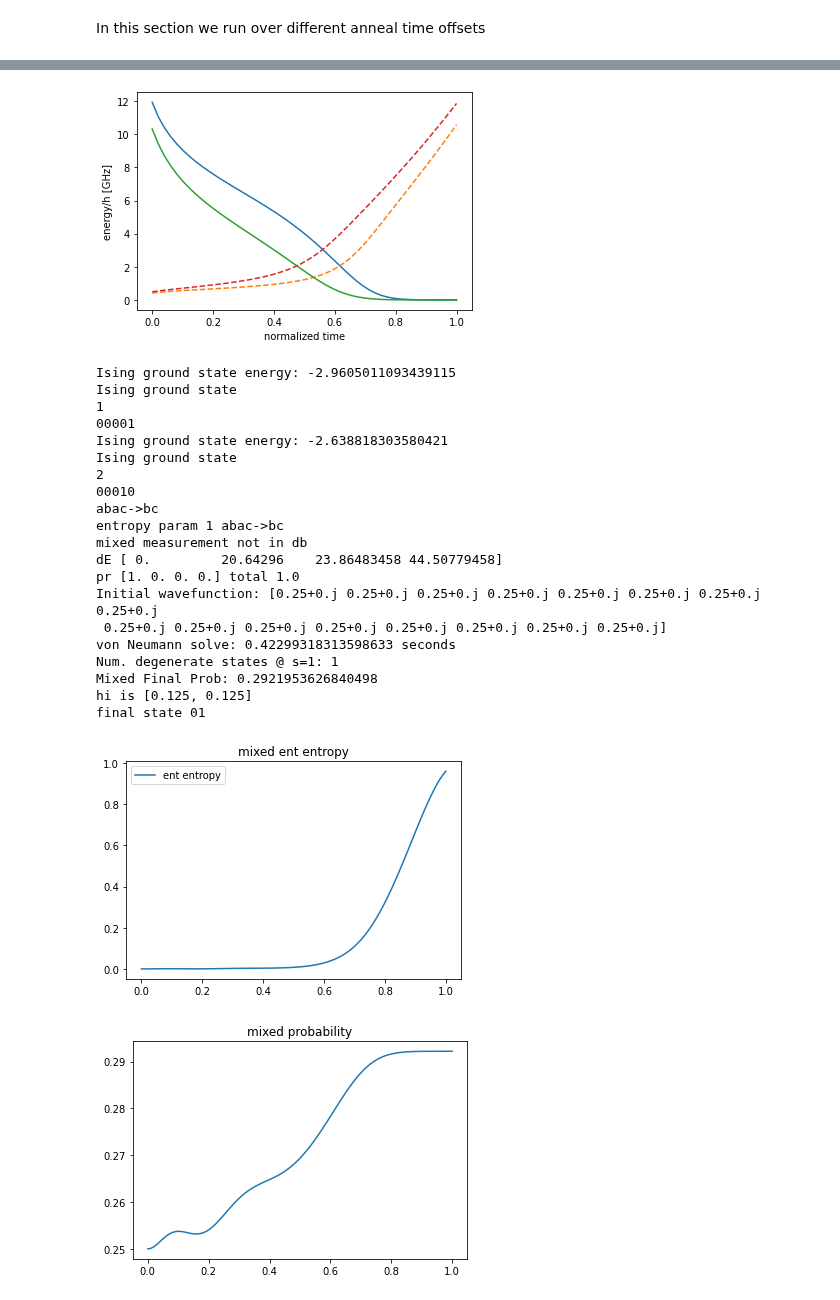
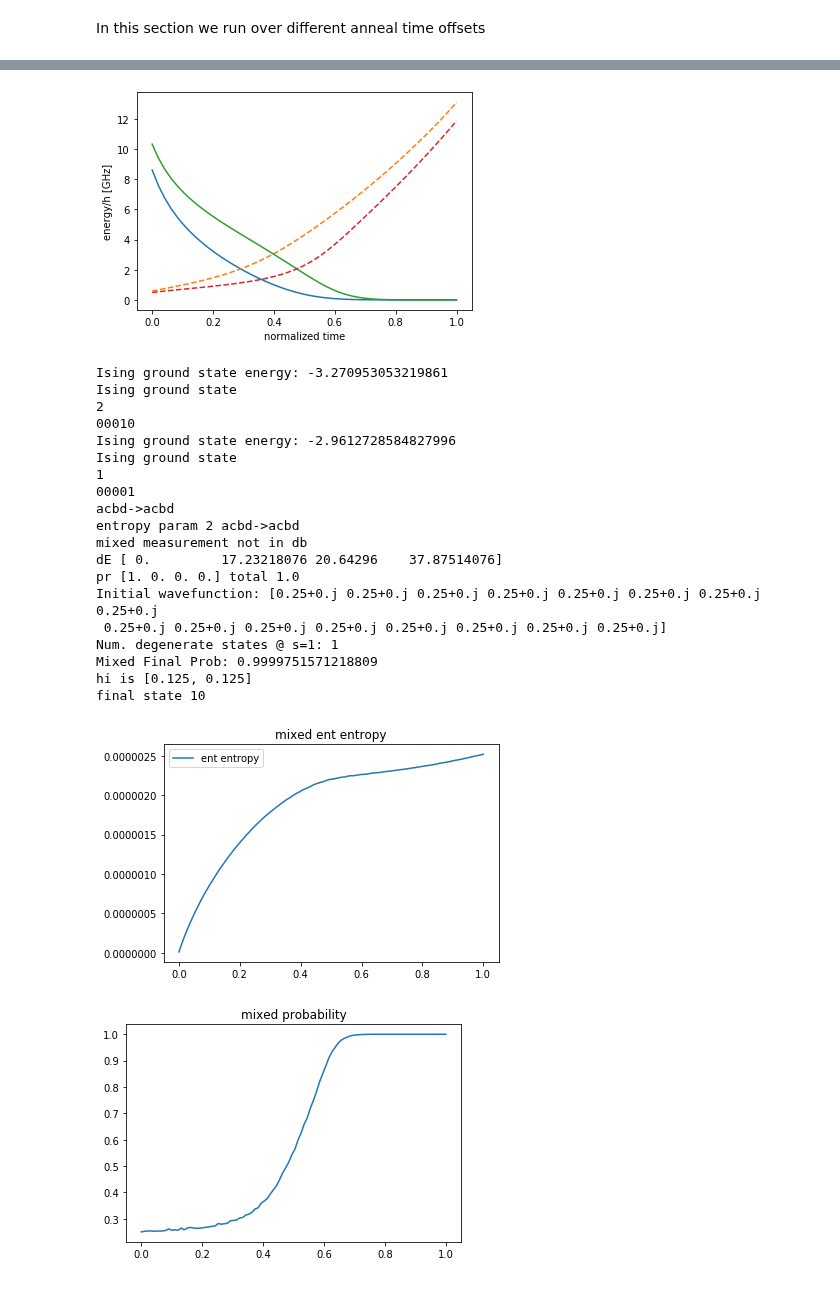
Before and after one commit to cchang5/quantum_linear_programming, a Jupyter notebook: notebooks/tdse_offset_check.ipynb, the cells around one changed output, grey strips where cells are left out. Cells and saved outputs as stored; diff of their text form; code cells hidden in the pictures.

Commit message:
check simulation offset

```diff
--- a/notebooks/tdse_offset_check.ipynb
+++ b/notebooks/tdse_offset_check.ipynb
@@ -56,7 +56,7 @@ Parameters which are related to converting physical unites to unitless units
 * **normalized_time:** This is s. Set it to < 0 or > 1 if offset is used to allow for a complete annealing schedule. The total time in microseconds will increase accordingly.
 * **energyscale:** Converts units from D-Wave parameters to unitless parameters (see eq. 65 in the notes)
 # %%
-annealing_time = 0.001
+annealing_time = 0.1
 normalized_time = [0, 1]  # make larger range for complete offsets
 
 # assume annealing_time unit in microsecond and energy unit in Ghz
@@ -141,7 +141,7 @@ In this section we run over different anneal time offsets
 
 # brute force solving time-dependent schrodinger equation to simulate quantum annealing for small systems
 result = dict()
-offset_min_list = [-0.1]
+offset_min_list = [0.1]
 Aoffset = 0
 
 for offset_min in offset_min_list:
@@ -163,7 +163,7 @@ for offset_min in offset_min_list:
 
     # instantiate ode solver
     tdse = TDSE(graph_params, ising_params, offset_params, solver_params)
-    print(f"Init TDSE: {end-start} seconds")
+    #print(f"Init TDSE: {end-start} seconds")
 
     # plot anneal schedule
     tdse.AS.plot(normalized_time)
@@ -219,7 +219,7 @@ for offset_min in offset_min_list:
             print("Initial wavefunction:", rho)
             # solve
             sol_densitymatrix = tdse.solve_mixed(rho)
-            print(f"von Neumann solve: {end-start} seconds")
+            #print(f"von Neumann solve: {end-start} seconds")
 
             # overlap with Ising ground state
             gs_idx, Isingenergy, Isingeigv = tdse.ground_state_degeneracy(
@@ -351,23 +350,22 @@ Init TDSE: 0.42299318313598633 seconds
-[figure, old version]
+[figure, new version]
-Ising ground state energy: -2.9605011093439115
+Ising ground state energy: -3.270953053219861
+Ising ground state
+2
+00010
+Ising ground state energy: -2.9612728584827996
 Ising ground state
 1
 00001
-Ising ground state energy: -2.638818303580421
-Ising ground state
-2
-00010
-abac->bc
-entropy param 1 abac->bc
+acbd->acbd
+entropy param 2 acbd->acbd
 mixed measurement not in db
-dE [ 0.         20.64296    23.86483458 44.50779458]
+dE [ 0.         17.23218076 20.64296    37.87514076]
 pr [1. 0. 0. 0.] total 1.0
 Initial wavefunction: [0.25+0.j 0.25+0.j 0.25+0.j 0.25+0.j 0.25+0.j 0.25+0.j 0.25+0.j 0.25+0.j
  0.25+0.j 0.25+0.j 0.25+0.j 0.25+0.j 0.25+0.j 0.25+0.j 0.25+0.j 0.25+0.j]
-von Neumann solve: 0.42299318313598633 seconds
 Num. degenerate states @ s=1: 1
-Mixed Final Prob: 0.2921953626840498
+Mixed Final Prob: 0.9999751571218809
 hi is [0.125, 0.125]
-final state 01
+final state 10
-[figure, old version]
+[figure, new version]
-[figure, old version]
+[figure, new version]
```
Also changed, not shown: parts of 4 cells of this notebook.
